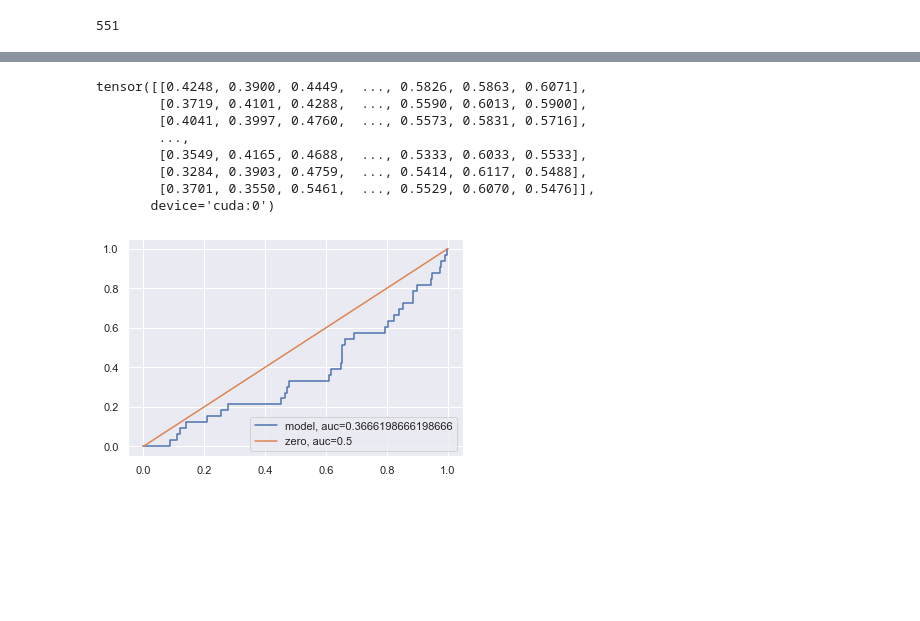
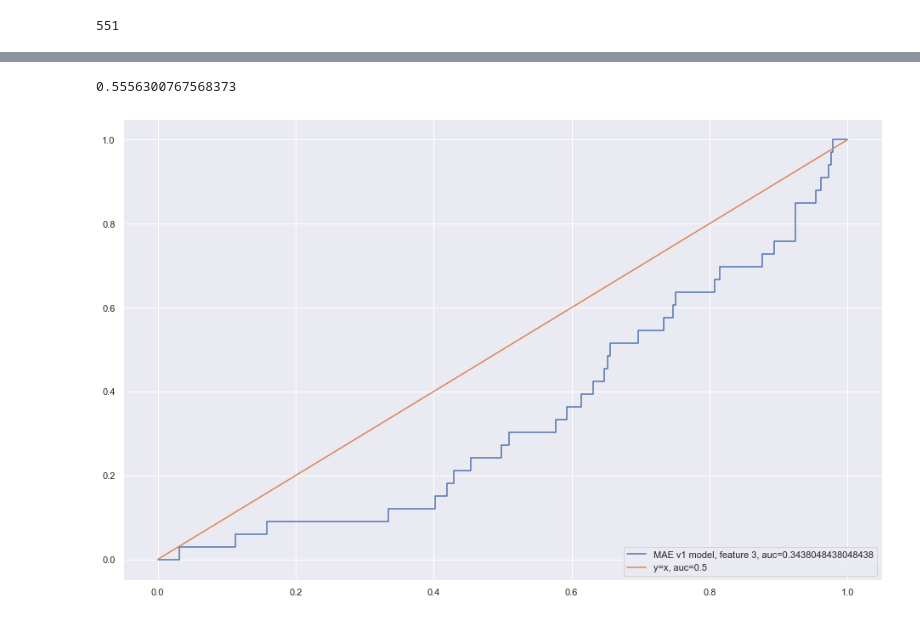
Before and after one commit to rhythmjain/DeepLearningMusicTagging, a Jupyter notebook: data_exploration/Testing Seq2Seq.ipynb, the cells around one changed output, grey strips where cells are left out. Saved outputs shown, nothing was run; the diff lists cells and outputs as text; code cells hidden in the pictures; blank space fills up the shorter version.

```diff
--- a/data_exploration/Testing Seq2Seq.ipynb
+++ b/data_exploration/Testing Seq2Seq.ipynb
@@ -791,26 +798,4 @@ from vit_pytorch.learnable_memory_vit import ViT, Adapter
-# %%
-all_preds
-# %% [output]
-tensor([[0.4248, 0.3900, 0.4449,  ..., 0.5826, 0.5863, 0.6071],
-        [0.3719, 0.4101, 0.4288,  ..., 0.5590, 0.6013, 0.5900],
-        [0.4041, 0.3997, 0.4760,  ..., 0.5573, 0.5831, 0.5716],
-        ...,
-        [0.3549, 0.4165, 0.4688,  ..., 0.5333, 0.6033, 0.5533],
-        [0.3284, 0.3903, 0.4759,  ..., 0.5414, 0.6117, 0.5488],
-        [0.3701, 0.3550, 0.5461,  ..., 0.5529, 0.6070, 0.5476]],
-       device='cuda:0')
-# %%
-preds = all_preds[:,3].cpu()
-targs = all_labels[:,3].cpu()
-fpr, tpr, _ = metrics.roc_curve(targs, preds)
-auc = metrics.roc_auc_score(targs, preds)
-plt.plot(fpr,tpr,label="model, auc="+str(auc))
-
-fpr, tpr, _ = metrics.roc_curve(targs, np.zeros_like(targs))
-auc = metrics.roc_auc_score(targs, np.zeros_like(targs))
-plt.plot(fpr,tpr,label="zero, auc="+str(auc))
-
-plt.legend(loc=4)
-plt.show()
-# %% [output]
-[figure, removed]
+# %%
+roc_auc_score(targs, preds)
+# %% [output]
+0.5556300767568373
@@ -816,0 +807,16 @@ plt.show()
+# %%
+plt.figure(figsize=(16, 10))
+preds = all_preds[:,3].cpu()
+targs = all_labels[:,3].cpu()
+fpr, tpr, _ = metrics.roc_curve(targs, preds)
+auc = metrics.roc_auc_score(targs, preds)
+plt.plot(fpr,tpr,label="MAE v1 model, feature 3, auc="+str(auc))
+
+fpr, tpr, _ = metrics.roc_curve(targs, np.zeros_like(targs))
+auc = metrics.roc_auc_score(targs, np.zeros_like(targs))
+plt.plot(fpr,tpr,label="y=x, auc="+str(auc))
+
+plt.legend(loc=4)
+plt.show()
+# %% [output]
+[figure, added]
```
Also changed, not shown: parts of 63 cells of this notebook, 3 other files.
